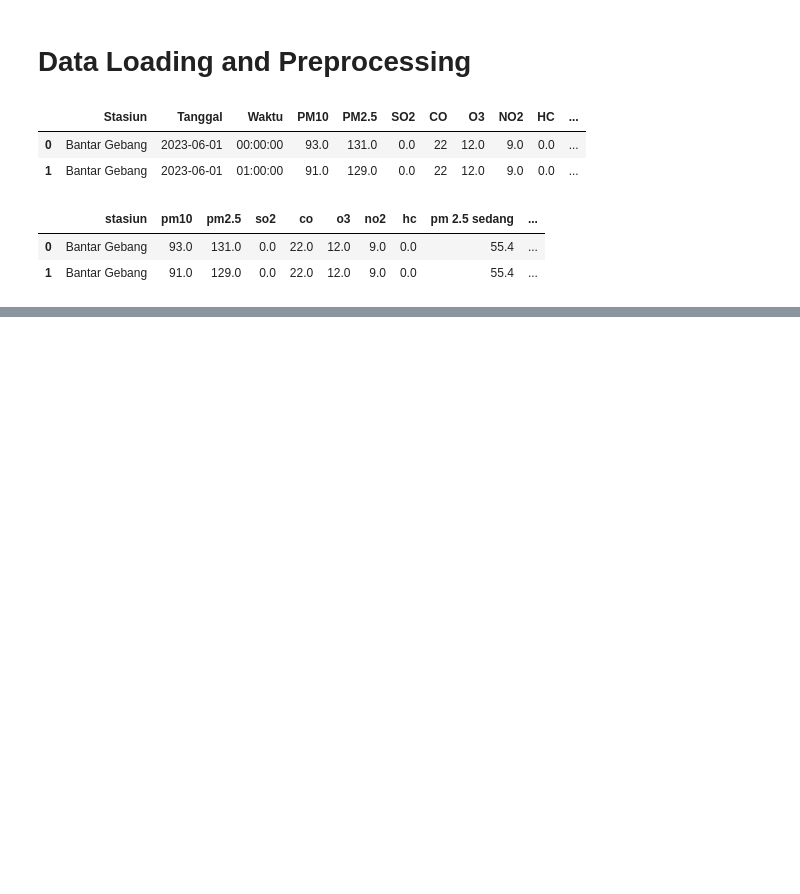
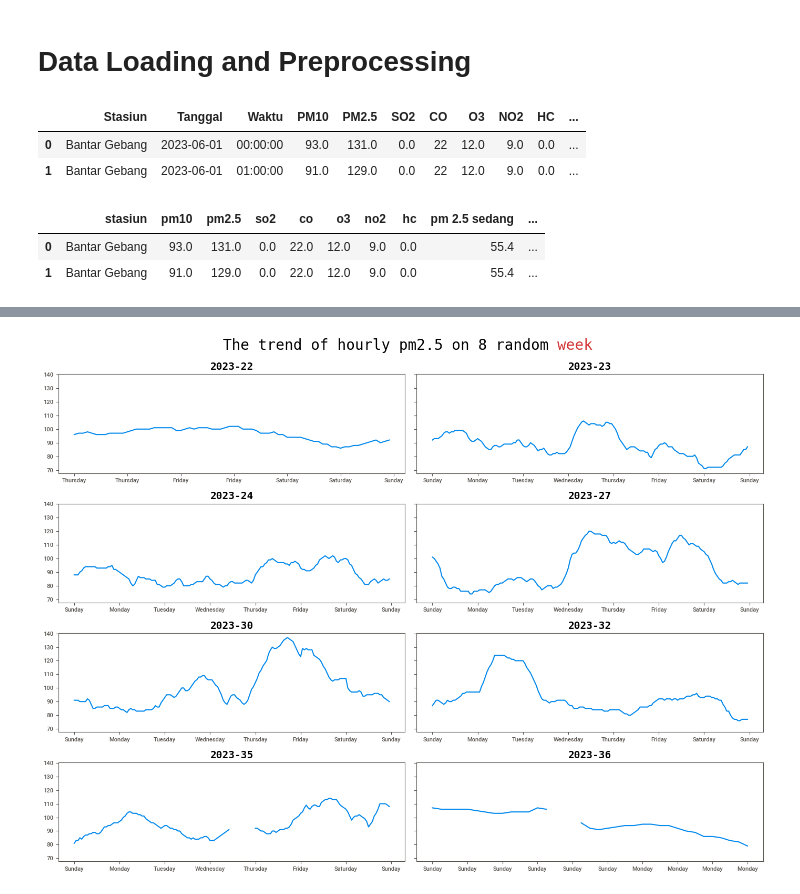
Before and after one commit to amrirasyidi/air_quality_forecasting, a Jupyter notebook: notebooks/1_klhk_jakarta_exploration.ipynb, the cells around one changed output, grey strips where cells are left out. Saved outputs shown, nothing was run; the diff lists cells and outputs as text; code cells hidden in the pictures; blank space fills up the shorter version.

```diff
--- a/notebooks/1_klhk_jakarta_exploration.ipynb
+++ b/notebooks/1_klhk_jakarta_exploration.ipynb
@@ -114,0 +125,9 @@ plt.tight_layout()
+# %%
+visualization.timely_plot(
+    df = filtered_df,
+    time_granularity='week',
+    x='read_time',
+    y='pm2.5'
+)
+# %% [output]
+[figure, added]
```
Also changed, not shown: parts of 19 cells of this notebook, 4 other files.
